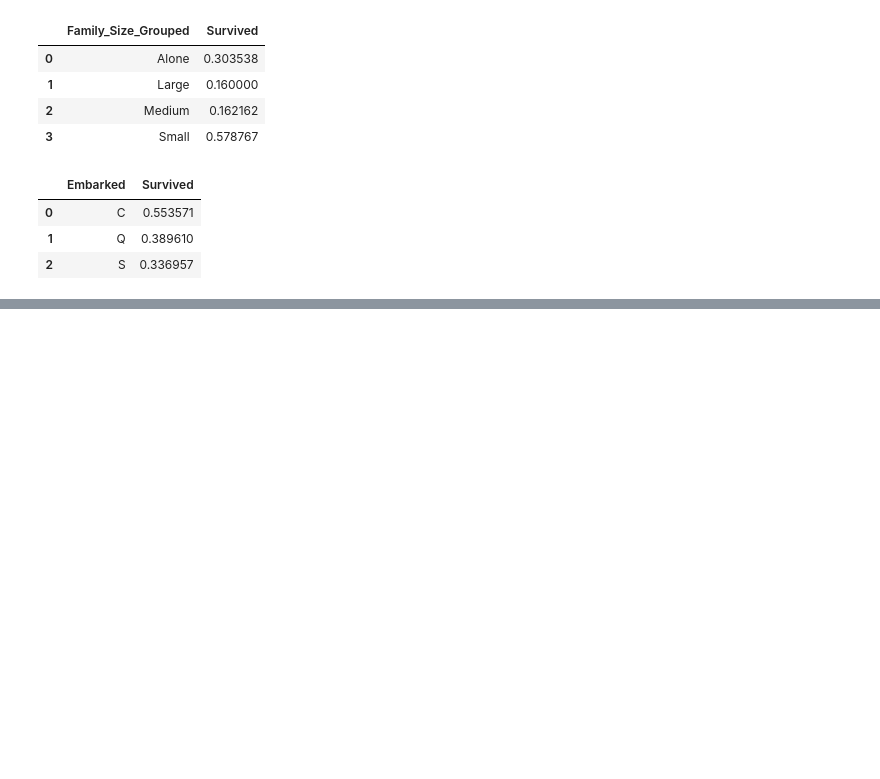
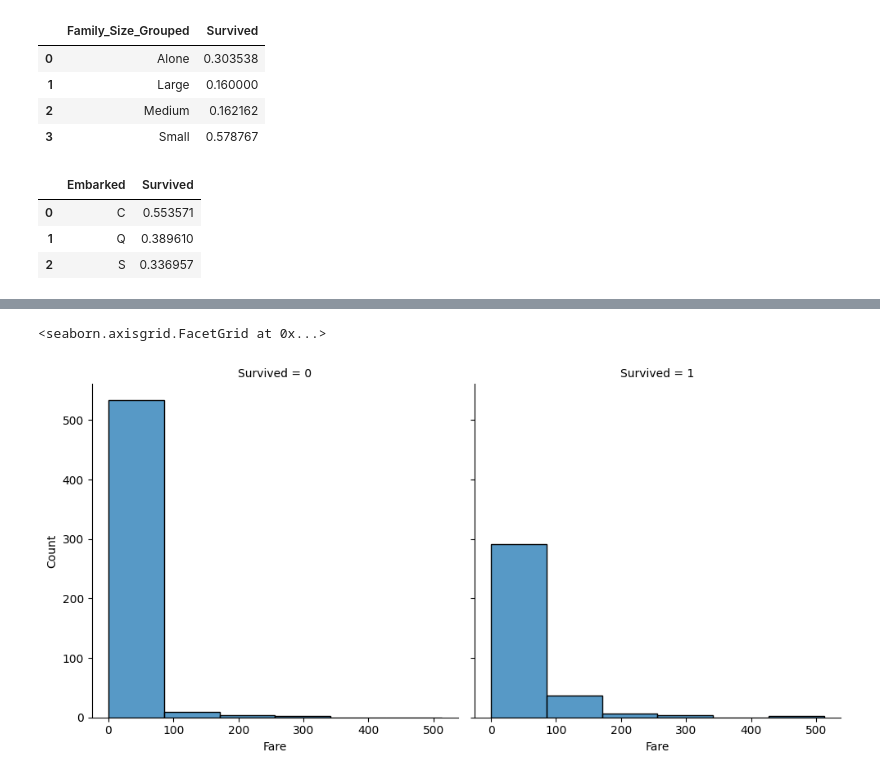
Before and after one commit to jonidaniel/data-science-and-machine-learning, a Jupyter notebook: kaggle/competitions/titanic-machine-learning-from-disaster/titanic.ipynb, the cells around one changed output, grey strips where cells are left out. Saved outputs shown, nothing was run; the diff lists cells and outputs as text; code cells hidden in the pictures; blank space fills up the shorter version.

```diff
--- a/kaggle/competitions/titanic-machine-learning-from-disaster/titanic.ipynb
+++ b/kaggle/competitions/titanic-machine-learning-from-disaster/titanic.ipynb
@@ -255,0 +268,8 @@ train_df.groupby(['Embarked'], as_index=False)['Survived'].mean()
+# %%
+# Currently the passenger ages are float numbers basically from 0 to 80
+# That might be a bit hard for our classifier model to handle
+# So, we'll minimize the ages into a handful of age categories
+
+# With Pandas' qcut function, cut ages up into eight equal-sized buckets (into octaves)
+train_df['Age_Cut'] = pd.qcut(train_df['Age'], 8)
+test_df['Age_Cut'] = pd.qcut(test_df['Age'], 8)
@@ -255,0 +290,21 @@ train_df.groupby(['Embarked'], as_index=False)['Survived'].mean()
+# %%
+# Set 'Age' values as 0–7, depending on age ranges
+train_df.loc[train_df['Age'] <= 16, 'Age'] = 0
+train_df.loc[(train_df['Age'] > 16) & (train_df['Age'] <= 20.125), 'Age'] = 1
+train_df.loc[(train_df['Age'] > 20.125) & (train_df['Age'] <= 24), 'Age'] = 2
+train_df.loc[(train_df['Age'] > 24) & (train_df['Age'] <= 28), 'Age'] = 3
+train_df.loc[(train_df['Age'] > 28) & (train_df['Age'] <= 32.312), 'Age'] = 4
+train_df.loc[(train_df['Age'] > 32.312) & (train_df['Age'] <= 38), 'Age'] = 5
+train_df.loc[(train_df['Age'] > 38) & (train_df['Age'] <= 47), 'Age'] = 6
+train_df.loc[(train_df['Age'] > 47) & (train_df['Age'] <= 80), 'Age'] = 7
+train_df.loc[train_df['Age'] > 80, 'Age']
+
+test_df.loc[test_df['Age'] <= 16, 'Age'] = 0
+test_df.loc[(test_df['Age'] > 16) & (test_df['Age'] <= 20.125), 'Age'] = 1
+test_df.loc[(test_df['Age'] > 20.125) & (test_df['Age'] <= 24), 'Age'] = 2
+test_df.loc[(test_df['Age'] > 24) & (test_df['Age'] <= 28), 'Age'] = 3
+test_df.loc[(test_df['Age'] > 28) & (test_df['Age'] <= 32.312), 'Age'] = 4
+test_df.loc[(test_df['Age'] > 32.312) & (test_df['Age'] <= 38), 'Age'] = 5
+test_df.loc[(test_df['Age'] > 38) & (test_df['Age'] <= 47), 'Age'] = 6
+test_df.loc[(test_df['Age'] > 47) & (test_df['Age'] <= 80), 'Age'] = 7
+test_df.loc[test_df['Age'] > 80, 'Age']
@@ -255,0 +323,6 @@ train_df.groupby(['Embarked'], as_index=False)['Survived'].mean()
+# %%
+# Plot fatalities and survived passengers by passenger fares
+sns.displot(train_df, x='Fare', col='Survived', binwidth=80, height=5)
+# %% [output]
+<seaborn.axisgrid.FacetGrid at 0x...>
+[figure, added]
```
Also changed, not shown: parts of 11 cells of this notebook.
